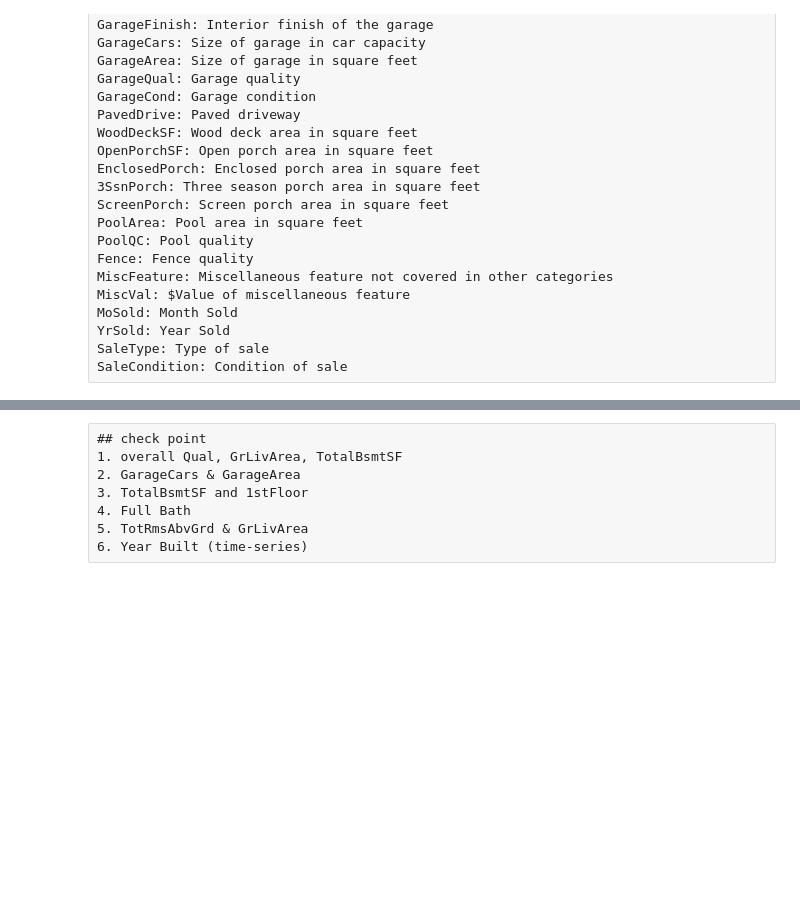
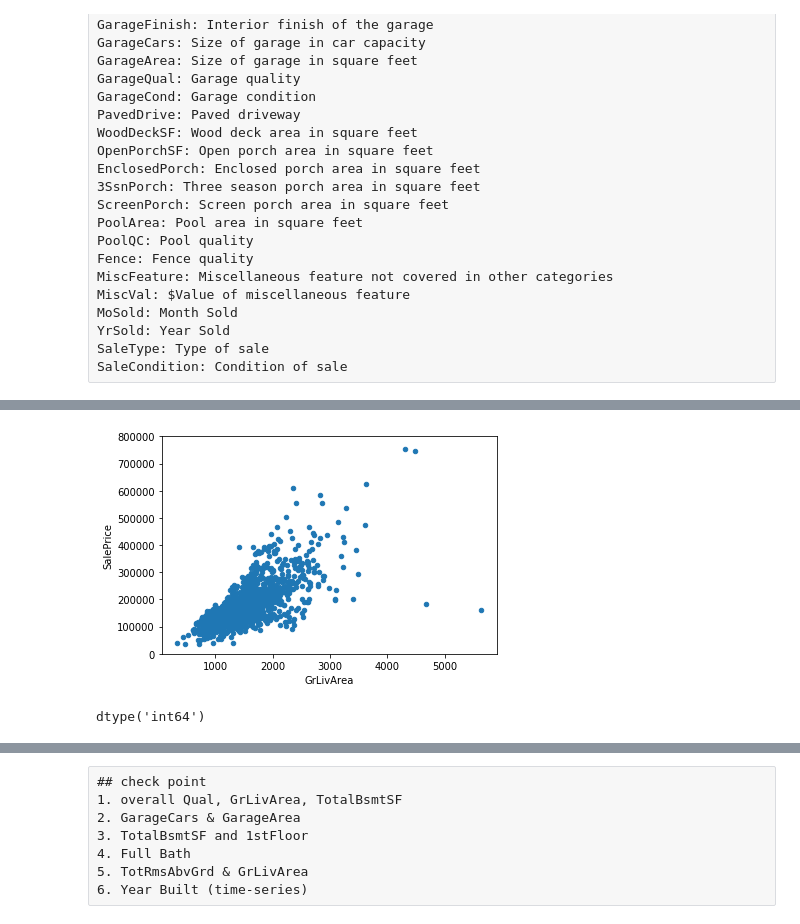
Before and after one commit to Taeu/FirstYear_RealWorld, a Jupyter notebook: googleStudy/GS_Week3.ipynb, the cells around one changed output, grey strips where cells are left out. Drawn from its saved outputs; the diff is of its cells as text; code cells hidden in the pictures; blank space fills up the shorter version.

```diff
--- a/googleStudy/GS_Week3.ipynb
+++ b/googleStudy/GS_Week3.ipynb
@@ -158,4 +169,13 @@ print("Kurtosis: %f" % train['SalePrice'].kurt())
 # %%
 # 1-4 detailed Features & Relationship with variables
+# %%
+#scatter plot grlivarea/saleprice
+var = 'GrLivArea' ## 다른 feature들을 넣고 확인해 보면 됨,
+data = pd.concat([train['SalePrice'], train[var]], axis=1)
+data.plot.scatter(x=var, y='SalePrice', ylim=(0,800000));
+# %% [output]
+[figure, added]
 # %%
 train[var].dtype # pandas , describe, dtype etc
+# %% [output]
+dtype('int64')
```
Also changed, not shown: parts of 55 cells of this notebook, 25 other files.
